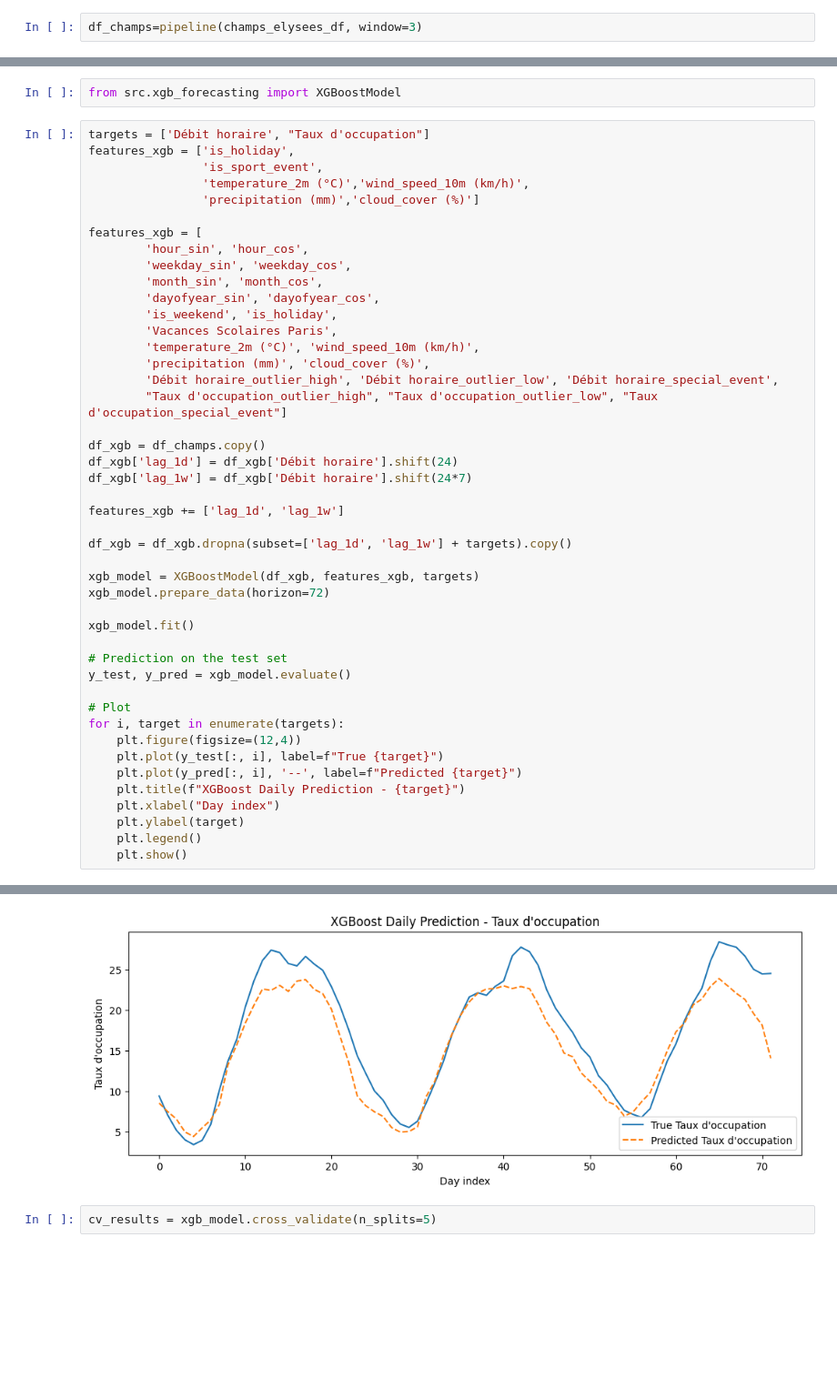
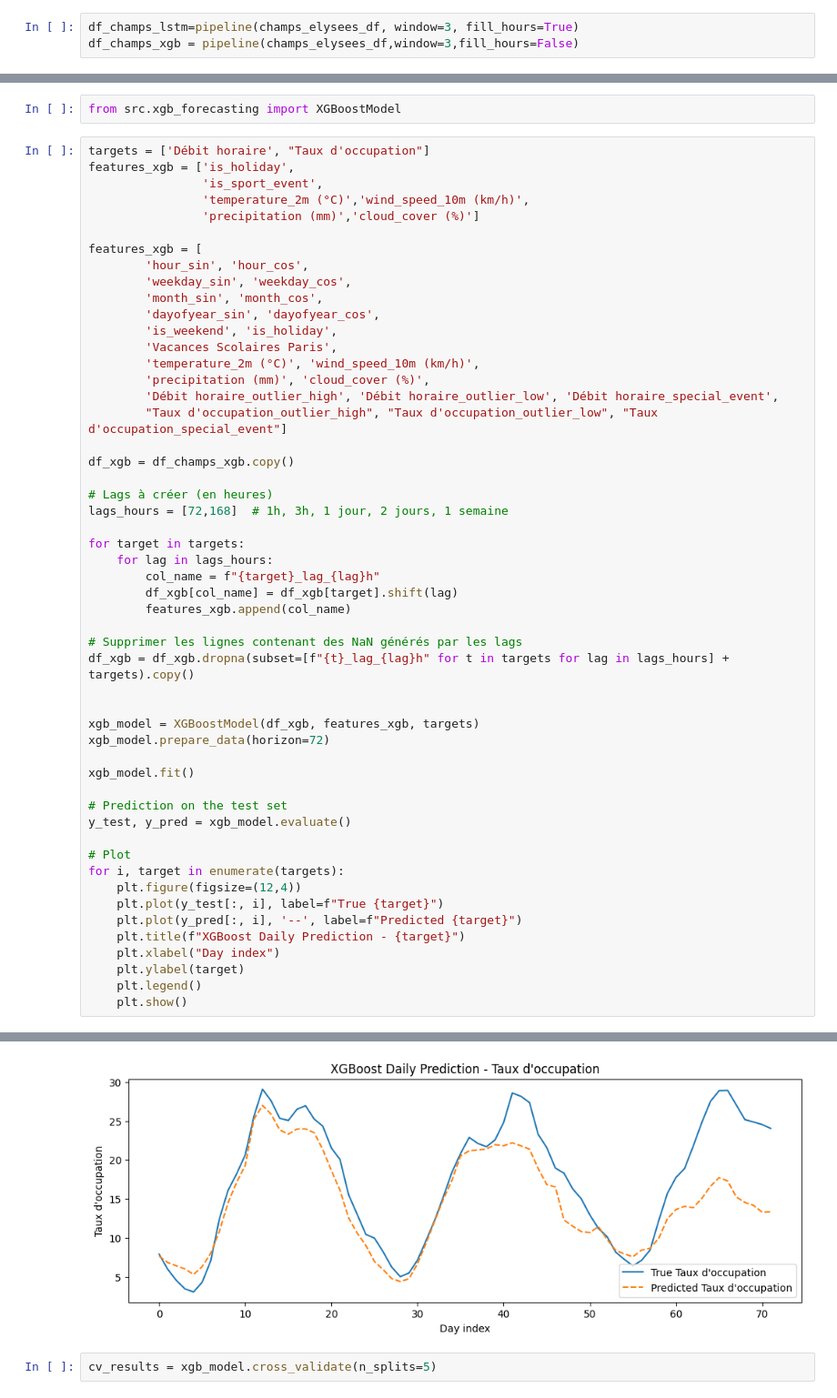
Before and after one commit to JimmyGuertin/Datathon-BCG, a Jupyter notebook: notebooks/forecasting_champs.ipynb, the cells around one changed output, grey strips where cells are left out. Shown at 91% size. Saved outputs shown, nothing was run; the diff lists cells and outputs as text; blank space fills up the shorter version.

Commit message:
final xgb vs LSTM

```diff
--- a/notebooks/forecasting_champs.ipynb
+++ b/notebooks/forecasting_champs.ipynb
@@ -51,6 +48,7 @@ Preprocessed Data : (8627, 45)
 5 rows × 45 columns
 # %%
-df_champs=pipeline(champs_elysees_df, window=3)
+df_champs_lstm=pipeline(champs_elysees_df, window=3, fill_hours=True)
+df_champs_xgb = pipeline(champs_elysees_df,window=3,fill_hours=False)
 # %% [output]
 8627
 9524
@@ -153,13 +108,20 @@ features_xgb = [
         'Débit horaire_outlier_high', 'Débit horaire_outlier_low', 'Débit horaire_special_event',
         "Taux d'occupation_outlier_high", "Taux d'occupation_outlier_low", "Taux d'occupation_special_event"]
 
-df_xgb = df_champs.copy()
-df_xgb['lag_1d'] = df_xgb['Débit horaire'].shift(24)
-df_xgb['lag_1w'] = df_xgb['Débit horaire'].shift(24*7)
+df_xgb = df_champs_xgb.copy()
 
-features_xgb += ['lag_1d', 'lag_1w']
+# Lags à créer (en heures)
+lags_hours = [72,168]  # 1h, 3h, 1 jour, 2 jours, 1 semaine
 
-df_xgb = df_xgb.dropna(subset=['lag_1d', 'lag_1w'] + targets).copy()
+for target in targets:
+    for lag in lags_hours:
+        col_name = f"{target}_lag_{lag}h"
+        df_xgb[col_name] = df_xgb[target].shift(lag)
+        features_xgb.append(col_name)
+
+# Supprimer les lignes contenant des NaN générés par les lags
+df_xgb = df_xgb.dropna(subset=[f"{t}_lag_{lag}h" for t in targets for lag in lags_hours] + targets).copy()
+
 
 xgb_model = XGBoostModel(df_xgb, features_xgb, targets)
 xgb_model.prepare_data(horizon=72)
@@ -187,4 +149,4 @@ Taux d'occupation : RMSE = 3.09, Mean = 17.19, Relative Error = 17.98%
-[figure, old version]
+[figure, new version]
 # %%
 cv_results = xgb_model.cross_validate(n_splits=5)
 # %% [output]
```
Also changed, not shown: parts of 10 cells of this notebook, 2 other files.
